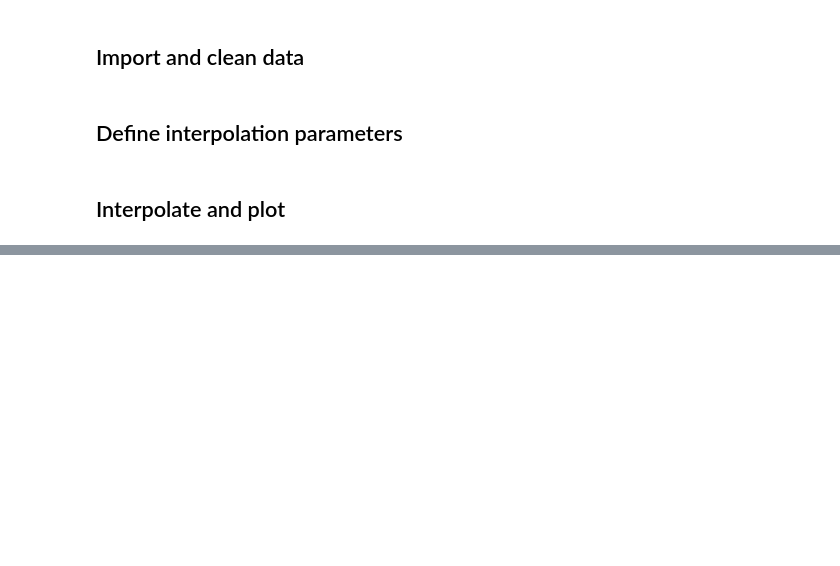
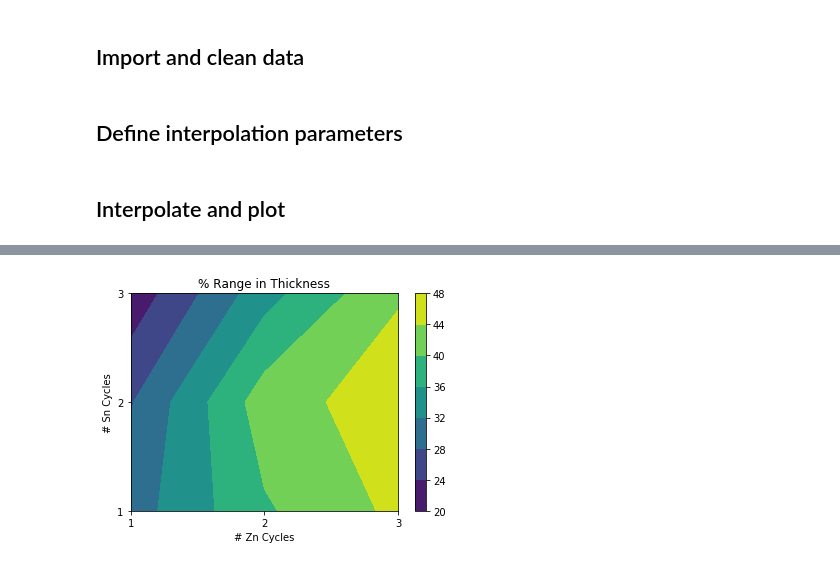
Before and after one commit to orlando-trejo/Dasgroupta, a Jupyter notebook: Ellipsometry/wafer_map.ipynb, the cells around one changed output, grey strips where cells are left out. Saved outputs shown, nothing was run; the diff lists cells and outputs as text; code cells hidden in the pictures; blank space fills up the shorter version.

```diff
--- a/Ellipsometry/wafer_map.ipynb
+++ b/Ellipsometry/wafer_map.ipynb
@@ -64,0 +87,13 @@ for i in range(0, len(samples)):
+# %%
+zi = griddata((zn, sn), rng, (xi, yi), method='cubic')
+plt.contourf(xi, yi, zi)
+plt.colorbar()
+plt.xticks(np.arange(1, 4, step=1))
+plt.xlabel('# Zn Cycles')
+plt.yticks(np.arange(1, 4, step=1))
+plt.ylabel('# Sn Cycles')
+plt.title('% Range in Thickness')
+plt.savefig('range', dpi=300)
+plt.show()
+# %% [output]
+[figure, added]
```
Also changed, not shown: parts of 5 cells of this notebook, 8 other files.
